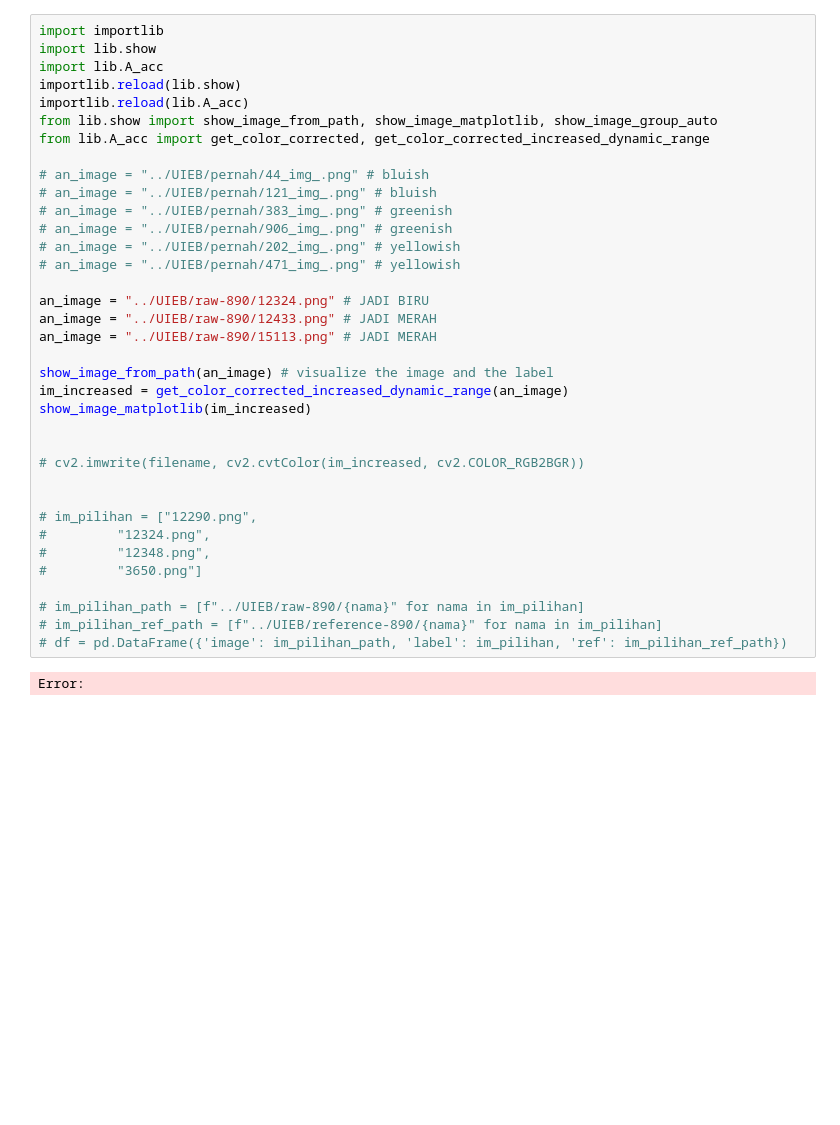
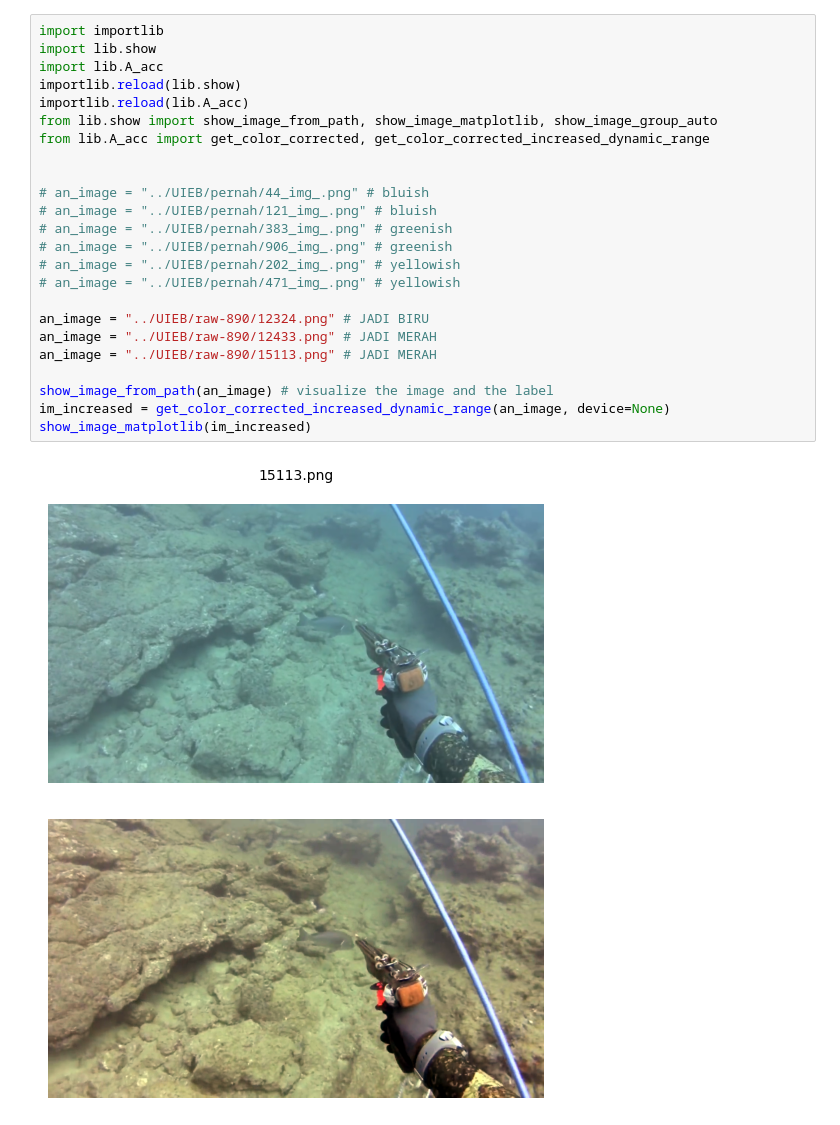
Before and after one commit to mirzayogy/2024_haofeng_hu, a Jupyter notebook: mainan.ipynb, the cells around one changed output. Cells and saved outputs as stored; diff of their text form; blank space fills up the shorter version.

```diff
--- a/mainan.ipynb
+++ b/mainan.ipynb
@@ -1,38 +1,27 @@
 # %%
 import importlib
 import lib.show
 import lib.A_acc
 importlib.reload(lib.show)
 importlib.reload(lib.A_acc)
 from lib.show import show_image_from_path, show_image_matplotlib, show_image_group_auto
 from lib.A_acc import get_color_corrected, get_color_corrected_increased_dynamic_range
+
 
 # an_image = "../UIEB/pernah/44_img_.png" # bluish
 # an_image = "../UIEB/pernah/121_img_.png" # bluish
 # an_image = "../UIEB/pernah/383_img_.png" # greenish
 # an_image = "../UIEB/pernah/906_img_.png" # greenish
 # an_image = "../UIEB/pernah/202_img_.png" # yellowish
 # an_image = "../UIEB/pernah/471_img_.png" # yellowish
 
 an_image = "../UIEB/raw-890/12324.png" # JADI BIRU
 an_image = "../UIEB/raw-890/12433.png" # JADI MERAH
 an_image = "../UIEB/raw-890/15113.png" # JADI MERAH
 
 show_image_from_path(an_image) # visualize the image and the label
-im_increased = get_color_corrected_increased_dynamic_range(an_image)
+im_increased = get_color_corrected_increased_dynamic_range(an_image, device=None)
 show_image_matplotlib(im_increased)
-
-
-# cv2.imwrite(filename, cv2.cvtColor(im_increased, cv2.COLOR_RGB2BGR))
-
-
-# im_pilihan = ["12290.png",
-#         "12324.png",
-#         "12348.png",
-#         "3650.png"]
-
-# im_pilihan_path = [f"../UIEB/raw-890/{nama}" for nama in im_pilihan]
-# im_pilihan_ref_path = [f"../UIEB/reference-890/{nama}" for nama in im_pilihan]
-# df = pd.DataFrame({'image': im_pilihan_path, 'label': im_pilihan, 'ref': im_pilihan_ref_path})
 # %% [output]
-Error:
+[figure, added]
+[figure, added]
```
Also changed, not shown: parts of 1 cell of this notebook, 9 other files.
